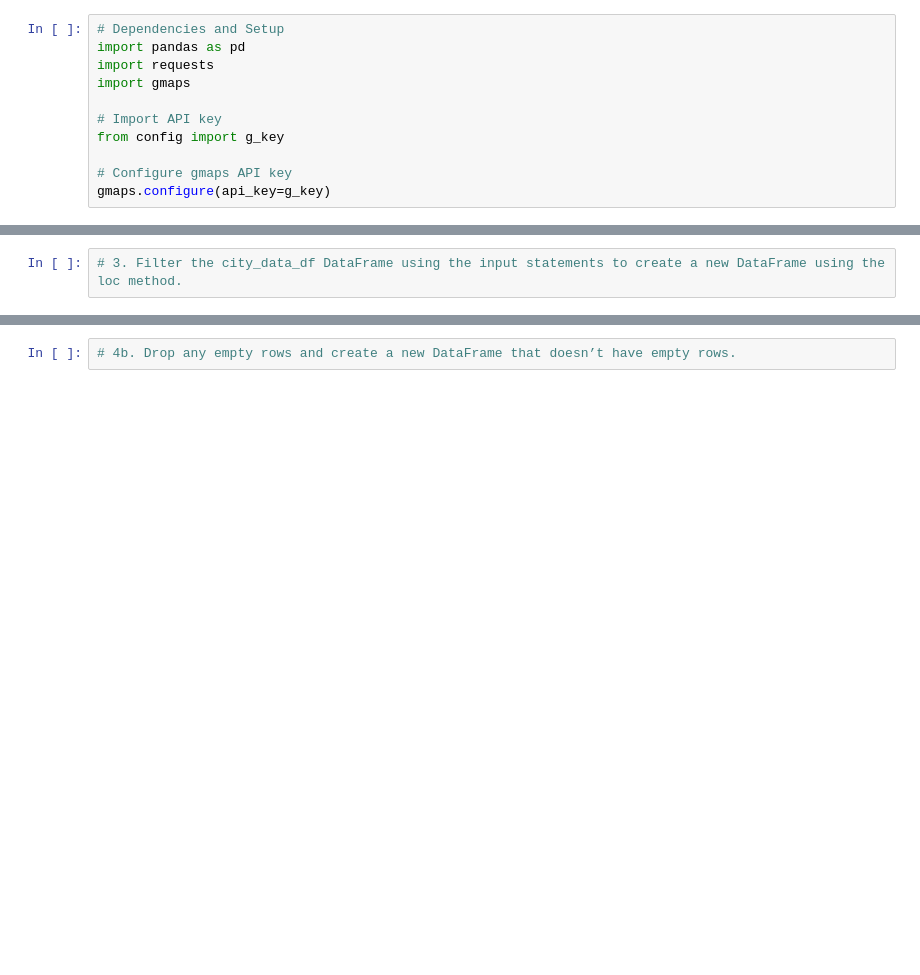
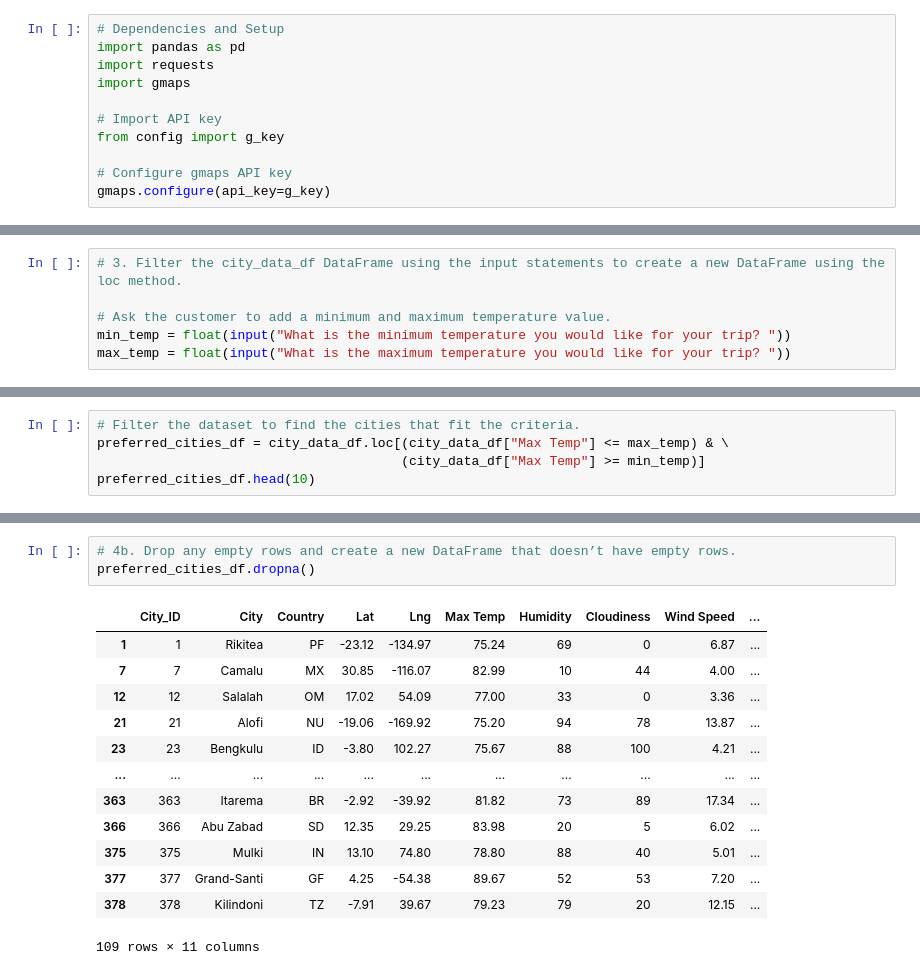
Before and after one commit to emmanuelmartinezs/World_Weather_Analysis, a Jupyter notebook: Vacation_Search.ipynb, the cells around one changed output, grey strips where cells are left out. Drawn from its saved outputs; the diff is of its cells as text; blank space fills up the shorter version.

```diff
--- a/Vacation_Search.ipynb
+++ b/Vacation_Search.ipynb
@@ -20,2 +43,6 @@ city_data_df.head()
 # %%
 # 3. Filter the city_data_df DataFrame using the input statements to create a new DataFrame using the loc method.
+
+# Ask the customer to add a minimum and maximum temperature value.
+min_temp = float(input("What is the minimum temperature you would like for your trip? "))
+max_temp = float(input("What is the maximum temperature you would like for your trip? "))
@@ -21,0 +52,5 @@ city_data_df.head()
+# %%
+# Filter the dataset to find the cities that fit the criteria.
+preferred_cities_df = city_data_df.loc[(city_data_df["Max Temp"] <= max_temp) & \
+                                       (city_data_df["Max Temp"] >= min_temp)]
+preferred_cities_df.head(10)
@@ -24,4 +115,19 @@ city_data_df.head()
 # %%
 # 4b. Drop any empty rows and create a new DataFrame that doesn’t have empty rows.
+preferred_cities_df.dropna()
+# %% [output]
+|  | City_ID | City | Country | Lat | Lng | Max Temp | Humidity | Cloudiness | Wind Speed | ... |
+| 1 | 1 | Rikitea | PF | -23.12 | -134.97 | 75.24 | 69 | 0 | 6.87 | ... |
+| 7 | 7 | Camalu | MX | 30.85 | -116.07 | 82.99 | 10 | 44 | 4.00 | ... |
+| 12 | 12 | Salalah | OM | 17.02 | 54.09 | 77.00 | 33 | 0 | 3.36 | ... |
+| 21 | 21 | Alofi | NU | -19.06 | -169.92 | 75.20 | 94 | 78 | 13.87 | ... |
+| 23 | 23 | Bengkulu | ID | -3.80 | 102.27 | 75.67 | 88 | 100 | 4.21 | ... |
+| ... | ... | ... | ... | ... | ... | ... | ... | ... | ... | ... |
+| 363 | 363 | Itarema | BR | -2.92 | -39.92 | 81.82 | 73 | 89 | 17.34 | ... |
+| 366 | 366 | Abu Zabad | SD | 12.35 | 29.25 | 83.98 | 20 | 5 | 6.02 | ... |
+| 375 | 375 | Mulki | IN | 13.10 | 74.80 | 78.80 | 88 | 40 | 5.01 | ... |
+| 377 | 377 | Grand-Santi | GF | 4.25 | -54.38 | 89.67 | 52 | 53 | 7.20 | ... |
+| 378 | 378 | Kilindoni | TZ | -7.91 | 39.67 | 79.23 | 79 | 20 | 12.15 | ... |
+109 rows × 11 columns
 # %%
 # 5a. Create DataFrame called hotel_df to store hotel names along with city, country, max temp, and coordinates.
```
Also changed, not shown: parts of 17 cells of this notebook, 11 other files.
